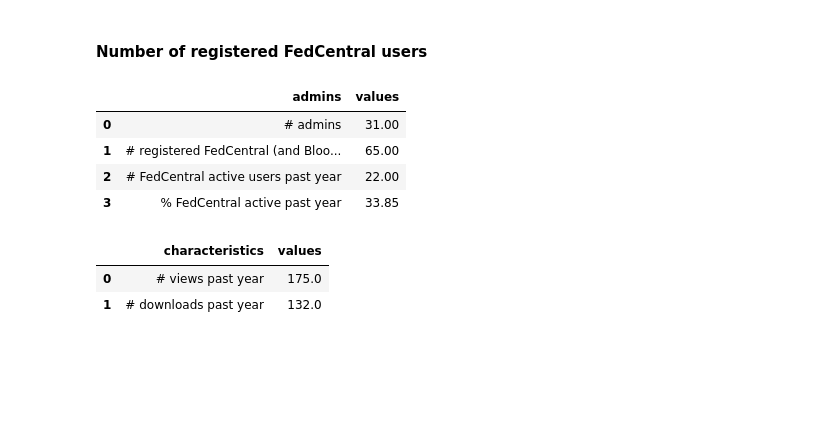
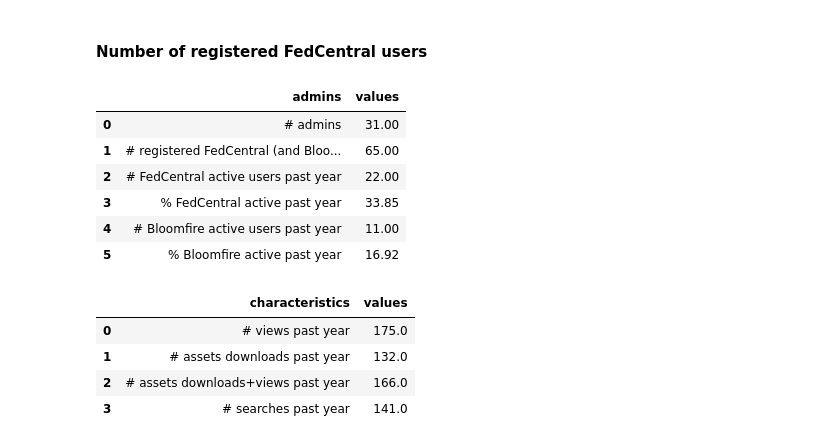
Before and after one commit to olga0503/DATA602hw1, a Jupyter notebook: FedCentral Analytics .ipynb, the cells around one changed output. Cells and saved outputs as stored; diff of their text form; code cells hidden in the pictures; blank space fills up the shorter version.

```diff
--- a/FedCentral Analytics .ipynb
+++ b/FedCentral Analytics .ipynb
@@ -668,11 +671,14 @@ table = pd.DataFrame(columns=['admins','values'])
 active_fedcentral = len(set(fedcentral_users_by_federation[(fedcentral_users_by_federation['Last Login']>'10/31/2017') &
                                        (fedcentral_users_by_federation['Last Login']<'11/1/2018') &
                                        (fedcentral_users_by_federation['code']=='22100')]['Email']))
+active_bloomfire = members_bloomfire_by_federation[members_bloomfire_by_federation['code']=='22100']['Email'].nunique()
 members_bloomfire_by_federation[members_bloomfire_by_federation['code']=='22100']
 total_fedcentral = len(set(fedcentral_users_by_federation[fedcentral_users_by_federation['code']=='22100']['Email']))
 table['admins'] = ['# admins','# registered FedCentral (and Bloomfire) users',
-                   '# FedCentral active users past year','% FedCentral active past year']
-table['values'] = [31, total_fedcentral, active_fedcentral, round(active_fedcentral*100/total_fedcentral,2)]
+                   '# FedCentral active users past year','% FedCentral active past year',
+                  '# Bloomfire active users past year','% Bloomfire active past year']
+table['values'] = [31, total_fedcentral, active_fedcentral, round(active_fedcentral*100/total_fedcentral,2),
+                  active_bloomfire,round(active_bloomfire*100/total_fedcentral,2)]
 table
 # %% [output]
 |  | admins | values |
@@ -680,16 +686,22 @@ table
 | 1 | # registered FedCentral (and Bloo... | 65.00 |
 | 2 | # FedCentral active users past year | 22.00 |
 | 3 | % FedCentral active past year | 33.85 |
+| 4 | # Bloomfire active users past year | 11.00 |
+| 5 | % Bloomfire active past year | 16.92 |
 # %%
 views_fed['Pageviews'] = views_fed['Pageviews'].str.replace(',','')
 views_fed['Pageviews'] = pd.to_numeric(views_fed['Pageviews'])
 
 table = pd.DataFrame()
-table['characteristics'] = ['# views past year','# downloads past year']
+table['characteristics'] = ['# views past year','# assets downloads past year','# assets downloads+views past year','# searches past year']
 table['values'] = [views_fed[views_fed['code']=='22100']['Pageviews'].sum(),
-                   downloads_fed[downloads_fed['User Organization']=='22100']['Total Events'].sum()]
+                   downloads_fed[downloads_fed['User Organization']=='22100']['Total Events'].sum(),
+                   views_fed[(views_fed['Page'].str.contains('/view')) & (views_fed['User Organization']=='22100')]['Pageviews'].sum() + downloads_fed[downloads_fed['User Organization']=='22100']['Total Events'].sum(),
+                   searches_fed[searches_fed['User Organization']=='22100']['Total Events'].sum()]
 table
 # %% [output]
 |  | characteristics | values |
 | 0 | # views past year | 175.0 |
-| 1 | # downloads past year | 132.0 |
+| 1 | # assets downloads past year | 132.0 |
+| 2 | # assets downloads+views past year | 166.0 |
+| 3 | # searches past year | 141.0 |
```
Also changed, not shown: parts of 1 cell of this notebook.
